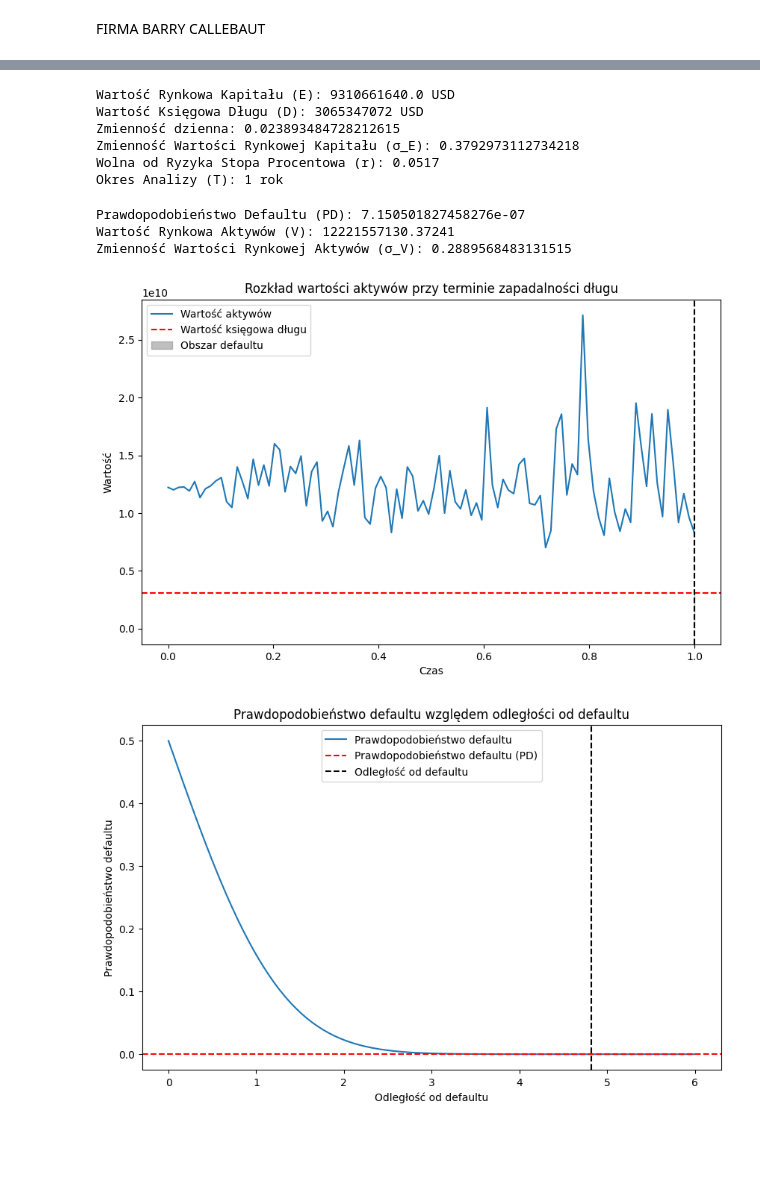
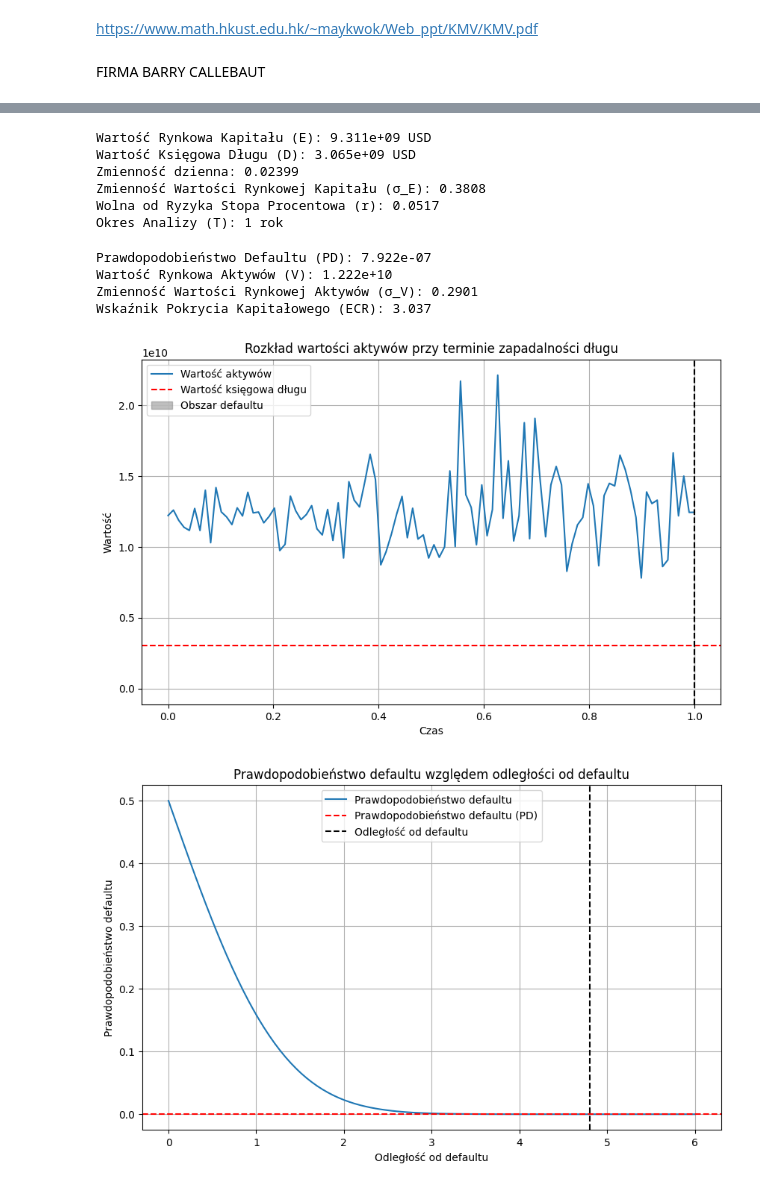
Before and after one commit to MarCodeWaves/Nestle_risk_management_analysis, a Jupyter notebook: Projekt_5/marcelina_b_cocoa.ipynb, the cells around one changed output, grey strips where cells are left out. Cells and saved outputs as stored; diff of their text form; code cells hidden in the pictures; blank space fills up the shorter version.

```diff
--- a/Projekt_5/marcelina_b_cocoa.ipynb
+++ b/Projekt_5/marcelina_b_cocoa.ipynb
@@ -1,3 +1,5 @@
+# %% [markdown]
+https://www.math.hkust.edu.hk/~maykwok/Web_ppt/KMV/KMV.pdf
 # %% [markdown]
 FIRMA BARRY CALLEBAUT
 # %% [markdown]
@@ -65,62 +67,67 @@ def oblicz_pd(E, D, sigma_E, r, T):
 
 # Obliczanie PD dla Barry Callebaut
 PD_bc, V_bc, sigma_V_bc = oblicz_pd(wartosc_rynkowa_kapitalu, wartosc_ksiegowa_dlugu, zmiennosc_kapitalu, stopa_wolna_od_ryzyka, okres_analizy)
+ecr = wartosc_rynkowa_kapitalu / wartosc_ksiegowa_dlugu
 
-# Wyprintuj wyniki
-print(f"Wartość Rynkowa Kapitału (E): {wartosc_rynkowa_kapitalu} USD")
-print(f"Wartość Księgowa Długu (D): {wartosc_ksiegowa_dlugu} USD")
-print(f"Zmienność dzienna: {dzienna_zmiennosc}")
-print(f"Zmienność Wartości Rynkowej Kapitału (σ_E): {zmiennosc_kapitalu}")
-print(f"Wolna od Ryzyka Stopa Procentowa (r): {stopa_wolna_od_ryzyka}")
-print(f"Okres Analizy (T): {okres_analizy} rok")
+
+print(f"Wartość Rynkowa Kapitału (E): {wartosc_rynkowa_kapitalu:.4g} USD")
+print(f"Wartość Księgowa Długu (D): {wartosc_ksiegowa_dlugu:.4g} USD")
+print(f"Zmienność dzienna: {dzienna_zmiennosc:.4g}")
+print(f"Zmienność Wartości Rynkowej Kapitału (σ_E): {zmiennosc_kapitalu:.4g}")
+print(f"Wolna od Ryzyka Stopa Procentowa (r): {stopa_wolna_od_ryzyka:.4g}")
+print(f"Okres Analizy (T): {okres_analizy:.4g} rok")
 # %% [output]
-Wartość Rynkowa Kapitału (E): 9310661640.0 USD
-Wartość Księgowa Długu (D): 3065347072 USD
-Zmienność dzienna: 0.023893484728212615
-Zmienność Wartości Rynkowej Kapitału (σ_E): 0.3792973112734218
+Wartość Rynkowa Kapitału (E): 9.311e+09 USD
+Wartość Księgowa Długu (D): 3.065e+09 USD
+Zmienność dzienna: 0.02399
+Zmienność Wartości Rynkowej Kapitału (σ_E): 0.3808
 Wolna od Ryzyka Stopa Procentowa (r): 0.0517
 Okres Analizy (T): 1 rok
 # %%
-print(f"Prawdopodobieństwo Defaultu (PD): {PD_bc}")
-print(f"Wartość Rynkowa Aktywów (V): {V_bc}")
-print(f"Zmienność Wartości Rynkowej Aktywów (σ_V): {sigma_V_bc}")
+print(f"Prawdopodobieństwo Defaultu (PD): {PD_bc:.4g}")
+print(f"Wartość Rynkowa Aktywów (V): {V_bc:.4g}")
+print(f"Zmienność Wartości Rynkowej Aktywów (σ_V): {sigma_V_bc:.4g}")
+print(f"Wskaźnik Pokrycia Kapitałowego (ECR): {ecr:.4g}")
 # %% [output]
-Prawdopodobieństwo Defaultu (PD): 7.150501827458276e-07
-Wartość Rynkowa Aktywów (V): 12221557130.37241
-Zmienność Wartości Rynkowej Aktywów (σ_V): 0.2889568483131515
+Prawdopodobieństwo Defaultu (PD): 7.922e-07
+Wartość Rynkowa Aktywów (V): 1.222e+10
+Zmienność Wartości Rynkowej Aktywów (σ_V): 0.2901
+Wskaźnik Pokrycia Kapitałowego (ECR): 3.037
 # %%
 # Wizualizacja wyników
 
 # Wykres wartości aktywów w czasie
 time = np.linspace(0, okres_analizy, 100)
 value_of_assets = V_bc * np.exp((stopa_wolna_od_ryzyka - 0.5 * sigma_V_bc**2) * time + sigma_V_bc * np.sqrt(time) * np.random.normal(0, 1, 100))
 
 plt.figure(figsize=(10, 6))
+plt.grid()
 plt.plot(time, value_of_assets, label='Wartość aktywów')
 plt.axhline(y=wartosc_ksiegowa_dlugu, color='r', linestyle='--', label='Wartość księgowa długu')
 plt.axvline(x=okres_analizy, color='k', linestyle='--')
 plt.fill_between(time, 0, wartosc_ksiegowa_dlugu, where=(time >= okres_analizy), color='grey', alpha=0.5, label='Obszar defaultu')
 plt.xlabel('Czas')
 plt.ylabel('Wartość')
 plt.title('Rozkład wartości aktywów przy terminie zapadalności długu')
 plt.legend()
 plt.savefig('Rozkład wartości aktywów przy terminie zapadalności długu')
 plt.show()
 
 # Wykres prawdopodobieństwa defaultu względem odległości od defaultu
 default_distance = np.linspace(0, 6, 100)
 probability_of_default = norm.cdf(-default_distance)
 
 plt.figure(figsize=(10, 6))
+plt.grid()
 plt.plot(default_distance, probability_of_default, label='Prawdopodobieństwo defaultu')
 plt.axhline(y=PD_bc, color='r', linestyle='--', label='Prawdopodobieństwo defaultu (PD)')
 plt.axvline(x=(np.log(V_bc/wartosc_ksiegowa_dlugu) + (stopa_wolna_od_ryzyka - 0.5 * sigma_V_bc**2) * okres_analizy) / (sigma_V_bc * np.sqrt(okres_analizy)), color='k', linestyle='--', label='Odległość od defaultu')
 plt.xlabel('Odległość od defaultu')
 plt.ylabel('Prawdopodobieństwo defaultu')
 plt.title('Prawdopodobieństwo defaultu względem odległości od defaultu')
 plt.legend()
-plt.savefig('Prawdopodobieństwo defaultu względem odległości od defaultu dla BARRY CALLEBAUT AG')
+plt.savefig('Prawdopodobieństwo defaultu względem odległości od defaultu')
 plt.show()
 # %% [output]
-[figure, old version]
+[figure, new version]
-[figure, old version]
+[figure, new version]
```
